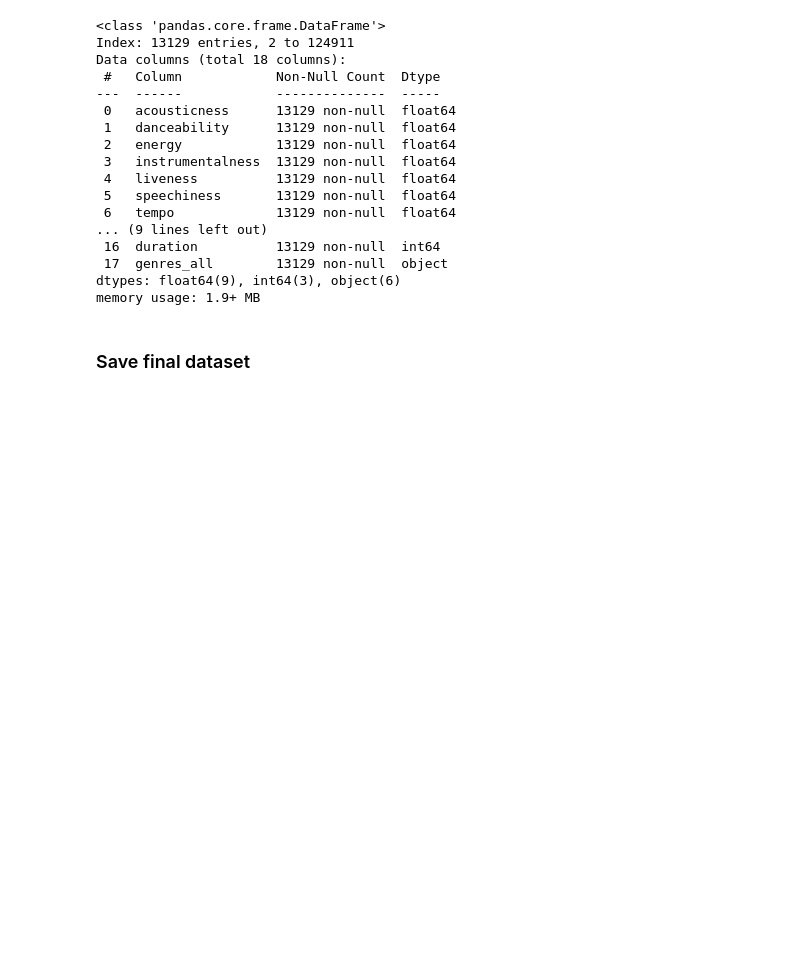
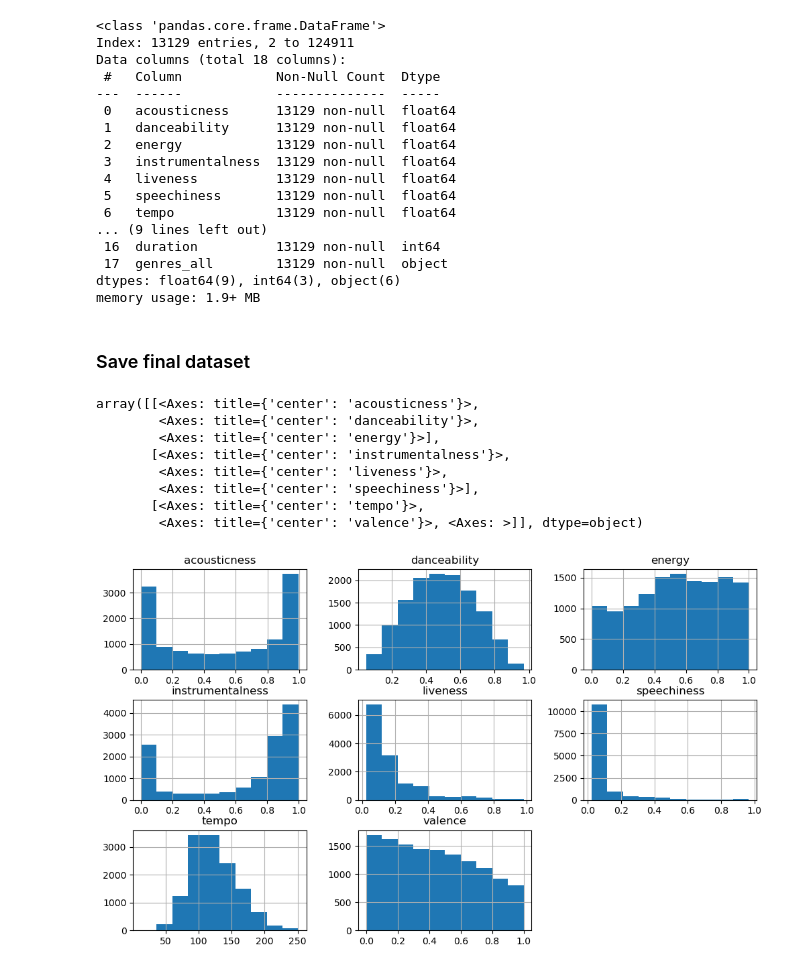
Before and after one commit to shansitads/music-genre-clustering, a Jupyter notebook: Notebooks/dataCleaning.ipynb, the cells around one changed output. Drawn from its saved outputs; the diff is of its cells as text; code cells hidden in the pictures; blank space fills up the shorter version.

```diff
--- a/Notebooks/dataCleaning.ipynb
+++ b/Notebooks/dataCleaning.ipynb
@@ -214,3 +214,16 @@ memory usage: 1.9+ MB
 # %%
 # prepared dataset
 tracks_labeled.to_csv(f'{rootpath}/data/preprocessed/music_data.csv')
+# %%
+audio_features = ['acousticness', 'danceability', 'energy', 'instrumentalness', 'liveness', 'speechiness', 'tempo', 'valence']
+tracks_labeled[audio_features].hist(figsize=(12,7))
+# %% [output]
+array([[<Axes: title={'center': 'acousticness'}>,
+        <Axes: title={'center': 'danceability'}>,
+        <Axes: title={'center': 'energy'}>],
+       [<Axes: title={'center': 'instrumentalness'}>,
+        <Axes: title={'center': 'liveness'}>,
+        <Axes: title={'center': 'speechiness'}>],
+       [<Axes: title={'center': 'tempo'}>,
+        <Axes: title={'center': 'valence'}>, <Axes: >]], dtype=object)
+[figure, added]
```
Also changed, not shown: 9 other files.
